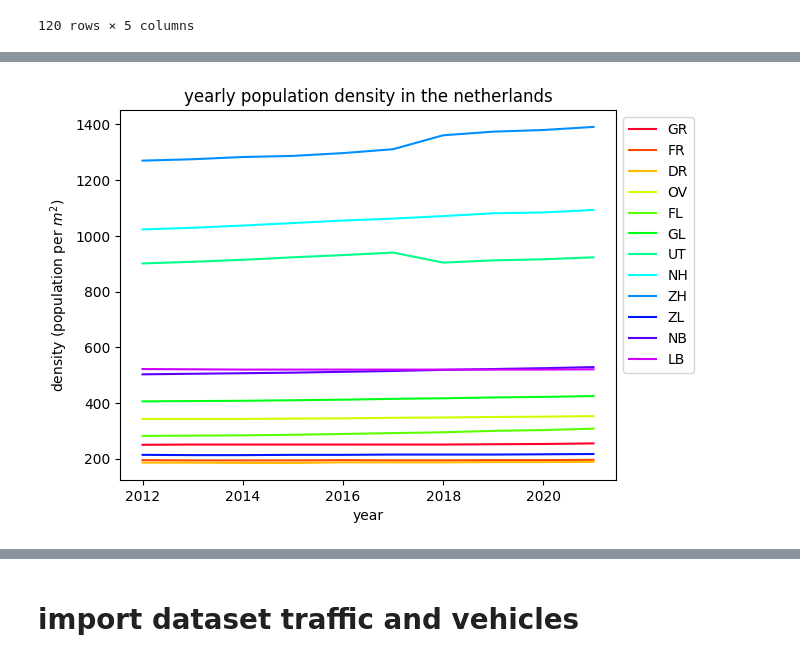
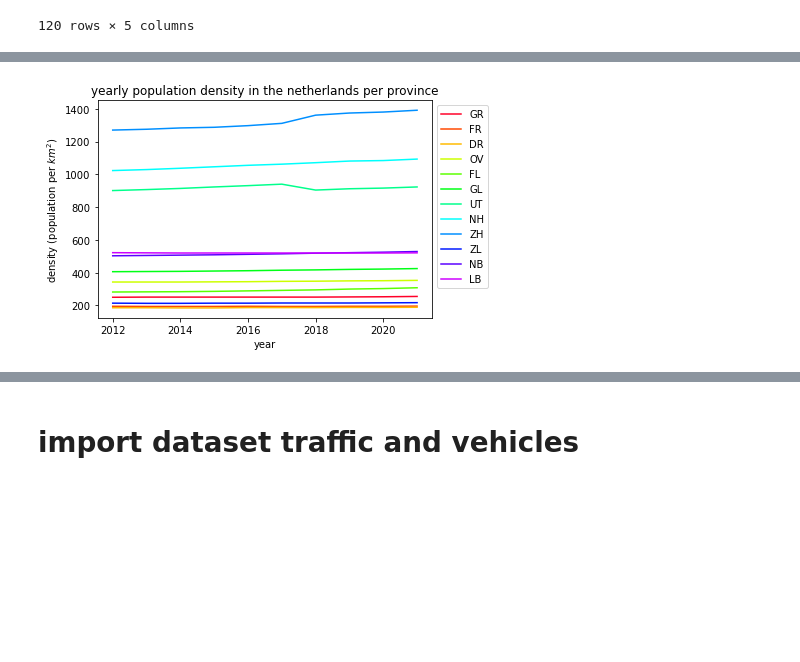
Before and after one commit to stefan1234567891011/AI_personal_project, a Jupyter notebook: code/data.ipynb, the cells around one changed output, grey strips where cells are left out. Drawn from its saved outputs; the diff is of its cells as text; code cells hidden in the pictures; blank space fills up the shorter version.

```diff
--- a/code/data.ipynb
+++ b/code/data.ipynb
@@ -20,9 +20,9 @@ pandas version: 1.5.2
 # load csv file and check dataframe
 # %%
 # create dataframe and check if it works
-# csv_path_accidents = "../data/01-01-2012_31-12-2021/Ongevallengegevens/ongevallen.csv" # 2012 to 2021
+csv_path_accidents = "../data/01-01-2012_31-12-2021/Ongevallengegevens/ongevallen.csv" # 2012 to 2021
 # csv_path = "../data/01-01-2021_31-12-2021/Ongevallengegevens/ongevallen.csv" # 2021 only
-csv_path_accidents = "C:/Users/shobe/Documents/school/minor AI/personal_project/01-01-2012_31-12-2021/01-01-2012_31-12-2021/Ongevallengegevens/ongevallen.csv" # desktop
+# csv_path_accidents = "C:/Users/shobe/Documents/school/minor AI/personal_project/01-01-2012_31-12-2021/01-01-2012_31-12-2021/Ongevallengegevens/ongevallen.csv" # desktop
 df_accidents = pd.read_csv(csv_path_accidents, sep=',')
 df_accidents.columns =["VKL_NUMMER","REGNUMMER","PVOPGEM","DATUM_VKL","DAG_CODE","MND_NUMMER","JAAR_VKL","TIJDSTIP","UUR","DDL_ID","AP3_CODE","AP4_CODE","AP5_CODE","ANTL_SLA","ANTL_DOD","ANTL_GZH","ANTL_SEH","ANTL_GOV","ANTL_PTJ","ANTL_TDT","MNE_CODE","AOL_ID","NIVEAUKOP","WSE_ID","WSE_AN","BEBKOM","MAXSNELHD","WVL_ID","WVG_ID","WVG_AN","WDK_ID","WDK_AN","LGD_ID","ZAD_ID","WGD_CODE_1","WGD_CODE_2","BZD_ID_VM1","BZD_ID_VM2","BZD_ID_VM3","BZD_VM_AN","BZD_ID_IF1","BZD_ID_IF2","BZD_ID_IF3","BZD_IF_AN","BZD_ID_TA1","BZD_ID_TA2","BZD_ID_TA3","BZD_TA_AN","JTE_ID","WVK_ID","HECTOMETER","FK_VELD5","HUISNUMMER","GME_ID","GME_NAAM","PVE_CODE","PVE_NAAM","KDD_NAAM","PLT_NAAM","DIENSTCODE","DIENSTNAAM","DISTRCODE","DISTRNAAM","DAGTYPE","IND_ALC","WEEKNR"]
 df_accidents.head(10)
@@ -451,8 +451,8 @@ load datasets and make them usable
 # %% [markdown]
 # import dataset about population
 # %%
-# csv_path_population = "../data/aantal_inwoners_en_voertuigen/Regionale_kerncijfers_Nederland_Bevolking_2.csv"
-csv_path_population = "C:/Users/shobe/Documents/school/minor AI/personal_project/aantal_inwoners_en_voertuigen-20221219T154519Z-001/aantal_inwoners_en_voertuigen/Regionale_kerncijfers_Nederland_Bevolking_2.csv" #desktop
+csv_path_population = "../data/aantal_inwoners_en_voertuigen/Regionale_kerncijfers_Nederland_Bevolking_2.csv"
+# csv_path_population = "C:/Users/shobe/Documents/school/minor AI/personal_project/aantal_inwoners_en_voertuigen-20221219T154519Z-001/aantal_inwoners_en_voertuigen/Regionale_kerncijfers_Nederland_Bevolking_2.csv" #desktop
 df_population = pd.read_csv(csv_path_population, sep=";")
 new_column_names = []
 for i in enumerate(df_population):
@@ -622,30 +622,30 @@ plt.show()
 # %%
 df_population_3.sort_values(by=["YEAR"])
 year = df_population_3["YEAR"].unique()
 year_2 = range(year.min(), year.max()+1)
 provinces = df_population_3["PROVINCE"].unique()
 n_provinces = len(provinces)
 
 num_colors = n_provinces
 cm = plt.get_cmap('gist_rainbow')
 colors=[cm(1.*i/num_colors) for i in range(num_colors)]
 
 for i, j in enumerate(provinces):
     line = []
     for k in year_2:
         point = df_population_3[(df_population_3["PROVINCE"] == j) & (df_population_3["YEAR"] == k)]
         line.append(point["POPULATION_DENSITY"])
     line = np.array(line)
     plt.plot(year_2, line, label=j, color = colors[i])
 
-plt.title("yearly population density in the netherlands")
+plt.title("yearly population density in the netherlands per province")
 plt.xlabel("year")
-plt.ylabel("density (population per $m^{2}$)")
+plt.ylabel("density (population per $km^{2}$)")
 
 plt.legend(bbox_to_anchor=(1, 1))
 plt.show()
 # %% [output]
-[figure, old version]
+[figure, new version]
 # %%
 df_population_3.sort_values(by=["YEAR"])
 year = df_population_3["YEAR"].unique()
```
Also changed, not shown: parts of 16 cells of this notebook.
